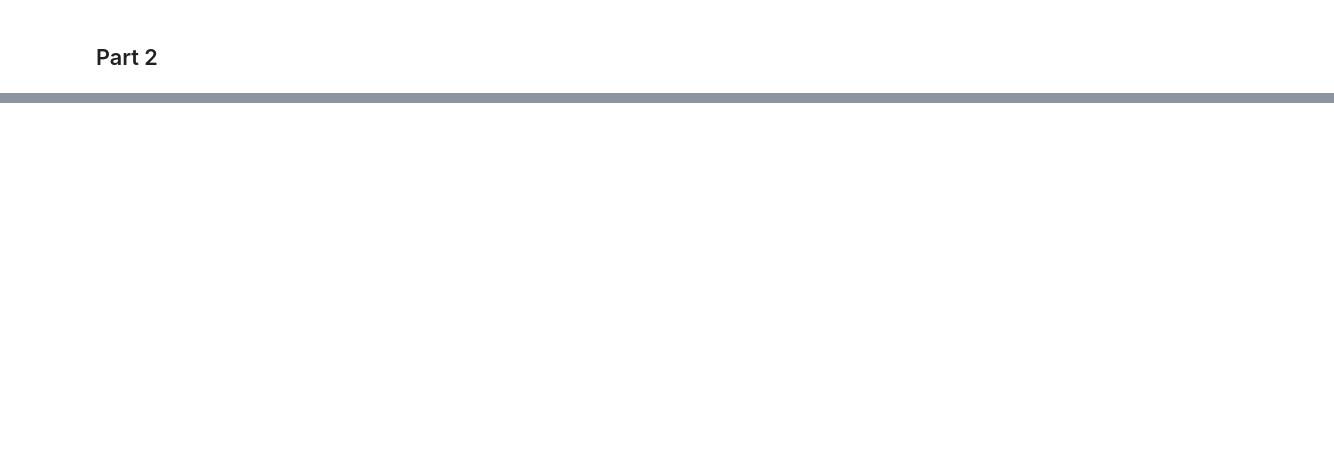
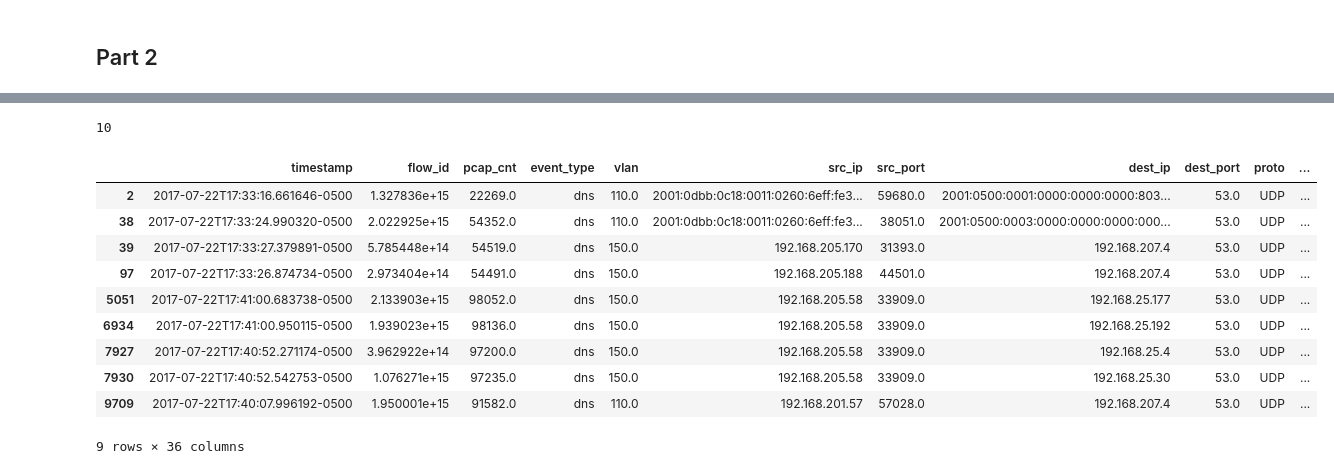
Before and after one commit to estebandonis/Threat-hunting-with-Gemini, a Jupyter notebook: lab5.ipynb, the cells around one changed output, grey strips where cells are left out. Cells and saved outputs as stored; diff of their text form; code cells hidden in the pictures; blank space fills up the shorter version.

Commit message:
feat: finish filtering domains to reach the most probable DGAs

```diff
--- a/lab5.ipynb
+++ b/lab5.ipynb
@@ -290,5 +218,4 @@ print(len(responses))
 # %%
 for item in responses.items():
-    print(item)
-
-print(len(filtered_list))
+    if item[1] == "1":
+        dga_domains[item[0]] = item[1]
@@ -296,0 +229,2 @@ print(len(filtered_list))
+# %%
+top_domains = pd.read_csv('top-1m.csv', header=None, names=['id', 'domain'])
@@ -296,0 +235,6 @@ print(len(filtered_list))
+# %%
+for domain in dga_domains.items():
+    print(domain[0])
+    if domain[0] in top_domains['domain']:
+        print("Domain deleted: ", domain[0])
+        dga_domains.pop(domain)
@@ -296,0 +252,21 @@ print(len(filtered_list))
+# %%
+len(dga_domains)
+# %% [output]
+10
+# %%
+dga_domains_keys = list(dga_domains.keys())
+# %%
+filtered_data = data[data['rrname'].str.endswith(tuple(dga_domains_keys))]
+filtered_data
+# %% [output]
+|  | timestamp | flow_id | pcap_cnt | event_type | vlan | src_ip | src_port | dest_ip | dest_port | proto | ... |
+| 2 | 2017-07-22T17:33:16.661646-0500 | 1.327836e+15 | 22269.0 | dns | 110.0 | 2001:0dbb:0c18:0011:0260:6eff:fe3... | 59680.0 | 2001:0500:0001:0000:0000:0000:803... | 53.0 | UDP | ... |
+| 38 | 2017-07-22T17:33:24.990320-0500 | 2.022925e+15 | 54352.0 | dns | 110.0 | 2001:0dbb:0c18:0011:0260:6eff:fe3... | 38051.0 | 2001:0500:0003:0000:0000:0000:000... | 53.0 | UDP | ... |
+| 39 | 2017-07-22T17:33:27.379891-0500 | 5.785448e+14 | 54519.0 | dns | 150.0 | 192.168.205.170 | 31393.0 | 192.168.207.4 | 53.0 | UDP | ... |
+| 97 | 2017-07-22T17:33:26.874734-0500 | 2.973404e+14 | 54491.0 | dns | 150.0 | 192.168.205.188 | 44501.0 | 192.168.207.4 | 53.0 | UDP | ... |
+| 5051 | 2017-07-22T17:41:00.683738-0500 | 2.133903e+15 | 98052.0 | dns | 150.0 | 192.168.205.58 | 33909.0 | 192.168.25.177 | 53.0 | UDP | ... |
+| 6934 | 2017-07-22T17:41:00.950115-0500 | 1.939023e+15 | 98136.0 | dns | 150.0 | 192.168.205.58 | 33909.0 | 192.168.25.192 | 53.0 | UDP | ... |
+| 7927 | 2017-07-22T17:40:52.271174-0500 | 3.962922e+14 | 97200.0 | dns | 150.0 | 192.168.205.58 | 33909.0 | 192.168.25.4 | 53.0 | UDP | ... |
+| 7930 | 2017-07-22T17:40:52.542753-0500 | 1.076271e+15 | 97235.0 | dns | 150.0 | 192.168.205.58 | 33909.0 | 192.168.25.30 | 53.0 | UDP | ... |
+| 9709 | 2017-07-22T17:40:07.996192-0500 | 1.950001e+15 | 91582.0 | dns | 110.0 | 192.168.201.57 | 57028.0 | 192.168.207.4 | 53.0 | UDP | ... |
+9 rows × 36 columns
```
Also changed, not shown: parts of 24 cells of this notebook.
